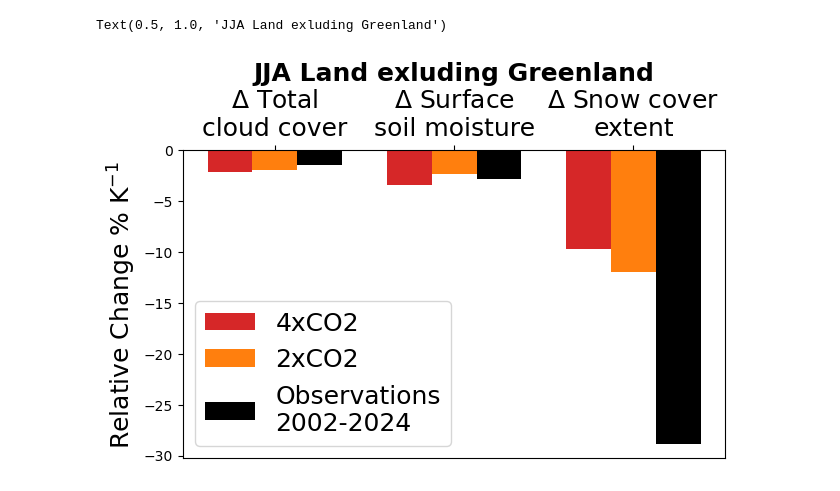
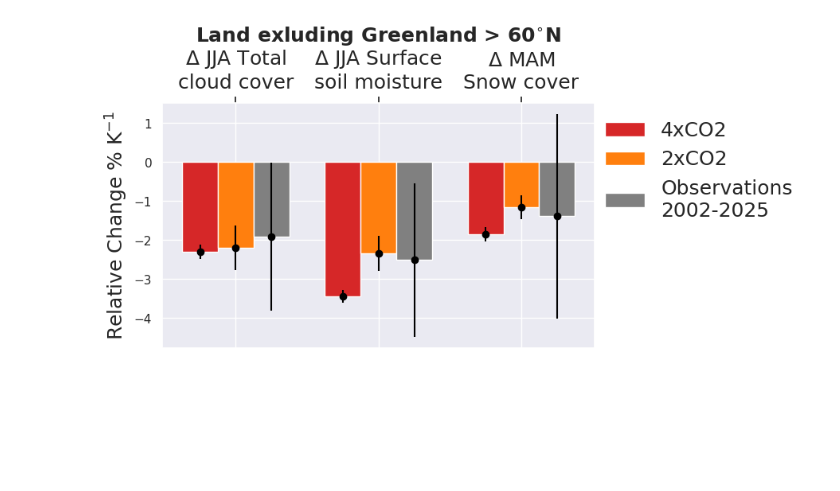
Before and after one commit to astridbg/arctic-cloud-feedbacks, a Jupyter notebook: Fig5.ipynb, the cells around one changed output. Saved outputs shown, nothing was run; the diff lists cells and outputs as text; code cells hidden in the pictures; blank space fills up the shorter version.

Commit message:
Updates to figure 5

```diff
--- a/Fig5.ipynb
+++ b/Fig5.ipynb
@@ -292,8 +349,8 @@ ds_cloud_4xCO2_abs = (ds_cloud_4xCO2_Arctic-ds_cloud_piClim_Arctic)
 # %%
 # Compute relative changes
-ds_2xCO2_rel = (ds_2xCO2_Arctic-ds_piClim_Arctic)/ds_piClim_Arctic*100
-ds_4xCO2_rel = (ds_4xCO2_Arctic-ds_piClim_Arctic)/ds_piClim_Arctic*100
+ds_2xCO2_rel = (ds_2xCO2_Arctic_s-ds_piClim_Arctic_s)/ds_piClim_Arctic_s*100
+ds_4xCO2_rel = (ds_4xCO2_Arctic_s-ds_piClim_Arctic_s)/ds_piClim_Arctic_s*100
 
 # Compute absolute changes
-ds_2xCO2_abs = (ds_2xCO2_Arctic-ds_piClim_Arctic)
-ds_4xCO2_abs = (ds_4xCO2_Arctic-ds_piClim_Arctic)
+ds_2xCO2_abs = (ds_2xCO2_Arctic_s-ds_piClim_Arctic_s)
+ds_4xCO2_abs = (ds_4xCO2_Arctic_s-ds_piClim_Arctic_s)
@@ -299,0 +365,12 @@ ds_4xCO2_abs = (ds_4xCO2_Arctic-ds_piClim_Arctic)
+# %%
+# Calculate global mean surface temperature change
+ds_tas_piClim_global = functions.computeWeightedMean(ds_tas_piClim)
+ds_tas_2xCO2_global = functions.computeWeightedMean(ds_tas_2xCO2)
+ds_tas_4xCO2_global = functions.computeWeightedMean(ds_tas_4xCO2)
+
+ds_tas_piClim_annual = ds_tas_piClim_global.mean('time')
+ds_tas_2xCO2_annual = ds_tas_2xCO2_global.mean('time')
+ds_tas_4xCO2_annual = ds_tas_4xCO2_global.mean('time')
+
+dGMST_2xCO2 = ds_tas_2xCO2_annual['tas'] - ds_tas_piClim_annual['tas']
+dGMST_4xCO2 = ds_tas_4xCO2_annual['tas'] - ds_tas_piClim_annual['tas']
@@ -300,37 +484,46 @@ ds_4xCO2_abs = (ds_4xCO2_Arctic-ds_piClim_Arctic)
 # %%
+sns.set_theme()
 fig, ax = plt.subplots(1, 1, figsize=[7, 4])
 
-vars = ['$\Delta$ Total\ncloud cover', '$\Delta$ Surface\nsoil moisture', '$\Delta$ Snow cover\nextent']
+vars = ['$\Delta$ JJA Total\ncloud cover', '$\Delta$ JJA Surface\nsoil moisture', '$\Delta$ MAM\nSnow cover']
 JJA_change = {
-    '4xCO2': [ds_cloud_4xCO2_rel['CLDTOT']/ds_4xCO2_abs['TSA'],
-              ds_4xCO2_rel['SOILWATER_10CM_corrected']/ds_4xCO2_abs['TSA'],
-              ds_4xCO2_rel['FSNO']/ds_4xCO2_abs['TSA']],
+    '4xCO2': [ds_4xCO2_rel['CLDTOT'].sel(season='JJA')/ds_4xCO2_abs['TSA'].sel(season='JJA'),
+              ds_4xCO2_rel['SOILWATER_10CM_corrected'].sel(season='JJA')/ds_4xCO2_abs['TSA'].sel(season='JJA'),
+              ds_4xCO2_rel['FSNO'].sel(season='MAM')/ds_4xCO2_abs['TSA'].sel(season='MAM')],#ds_4xCO2_rel_MAM_JJA['FSNO']/ds_4xCO2_abs_MAM_JJA['TSA']],
 
-    '2xCO2': [ds_cloud_2xCO2_rel['CLDTOT']/ds_2xCO2_abs['TSA'],
-              ds_2xCO2_rel['SOILWATER_10CM_corrected']/ds_2xCO2_abs['TSA'],
-              ds_2xCO2_rel['FSNO']/ds_2xCO2_abs['TSA']],
+    '2xCO2': [ds_2xCO2_rel['CLDTOT'].sel(season='JJA')/ds_2xCO2_abs['TSA'].sel(season='JJA'),
+              ds_2xCO2_rel['SOILWATER_10CM_corrected'].sel(season='JJA')/ds_2xCO2_abs['TSA'].sel(season='JJA'),
+              ds_2xCO2_rel['FSNO'].sel(season='MAM')/ds_2xCO2_abs['TSA'].sel(season='MAM')],#ds_2xCO2_rel_MAM_JJA['FSNO']/ds_2xCO2_abs_MAM_JJA['TSA']],
 
-    'Observations\n2002-2024': [CERES_slope_rel/temp_slope,
-                                SM_ERA5_slope_rel/temp_slope,
-                                snow_slope_rel/temp_slope],}
+    'Observations\n2002-2025': [CERES_slope_rel/temp_JJA_slope,
+                                SM_ERA5_slope_rel/temp_JJA_slope,
+                                snow_slope_MAM_rel/temp_MAM_slope],
+                                }
+
+errors = [[ds_4xCO2_Arctic_JJA_std_err['CLDTOT'], ds_4xCO2_Arctic_JJA_std_err['SOILWATER_10CM_corrected'], ds_4xCO2_Arctic_MAM_std_err['FSNO']],
+           [ds_2xCO2_Arctic_JJA_std_err['CLDTOT'], ds_2xCO2_Arctic_JJA_std_err['SOILWATER_10CM_corrected'], ds_2xCO2_Arctic_MAM_std_err['FSNO']],
+           [CERES_conf/temp_JJA_slope, SM_ERA5_conf/temp_JJA_slope, snow_conf/temp_MAM_slope]]
 
 x = np.arange(len(vars))  # the label locations
 width = 0.25  # the width of the bars
 multiplier = 0
-colors = ['tab:red', 'tab:orange','black']
+colors = ['tab:red', 'tab:orange','grey']
 for exp, measurement in JJA_change.items():
     offset = width * multiplier
     rects = ax.bar(x + offset, measurement, width, label=exp, color=colors[multiplier])
+    errorbars = ax.errorbar(x + offset, measurement, yerr=errors[multiplier], fmt="o", color="black")
     multiplier += 1
 
-#ax.set_ylim([-30,0])
+#ax.set_ylim([-25,0.5])
 #ax.set_yscale('symlog')
 ax.set_xticks(x + width, vars, fontsize=18)
 ax.xaxis.tick_top()
 #ax.set_xticks([-10, -8, -6, -4, 0], [-80, -60, -40, -20, 0], fontsize=18)
 ax.set_ylabel('Relative Change % K$^{-1}$', fontsize=18)
-ax.legend(loc='lower left', fontsize=18)
-ax.set_title('JJA Land exluding Greenland',fontsize=18, fontweight='bold')
+ax.legend(loc='upper right', fontsize=18,bbox_to_anchor=[1.5,1],frameon=False)
+ax.set_title('Land exluding Greenland > 60$^{\circ}$N',fontsize=18, fontweight='bold')
+
+fig.savefig('/nird/datapeak/NS9600K/astridbg/arctic-cld-feedbacks/arctic-cloud-feedbacks/article_figs/Fig5.png')
+fig.savefig('/nird/datapeak/NS9600K/astridbg/arctic-cld-feedbacks/arctic-cloud-feedbacks/article_figs/Fig5.pdf')
 # %% [output]
-Text(0.5, 1.0, 'JJA Land exluding Greenland')
-[figure, old version]
+[figure, new version]
```
Also changed, not shown: parts of 28 cells of this notebook, 3 other files.
